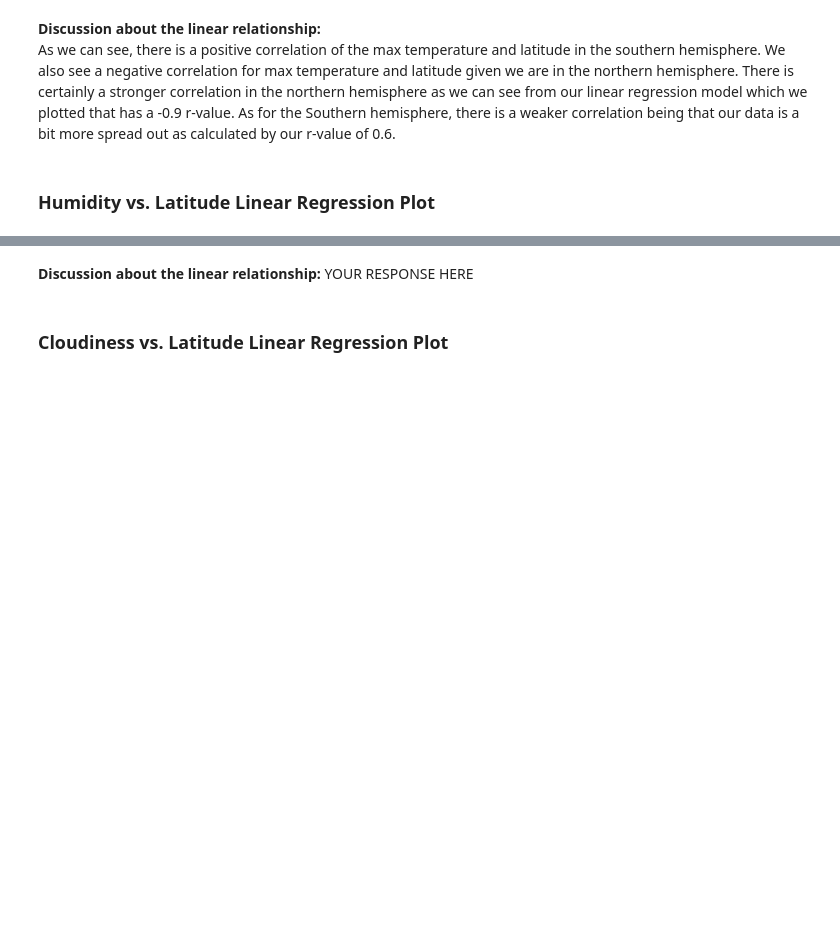
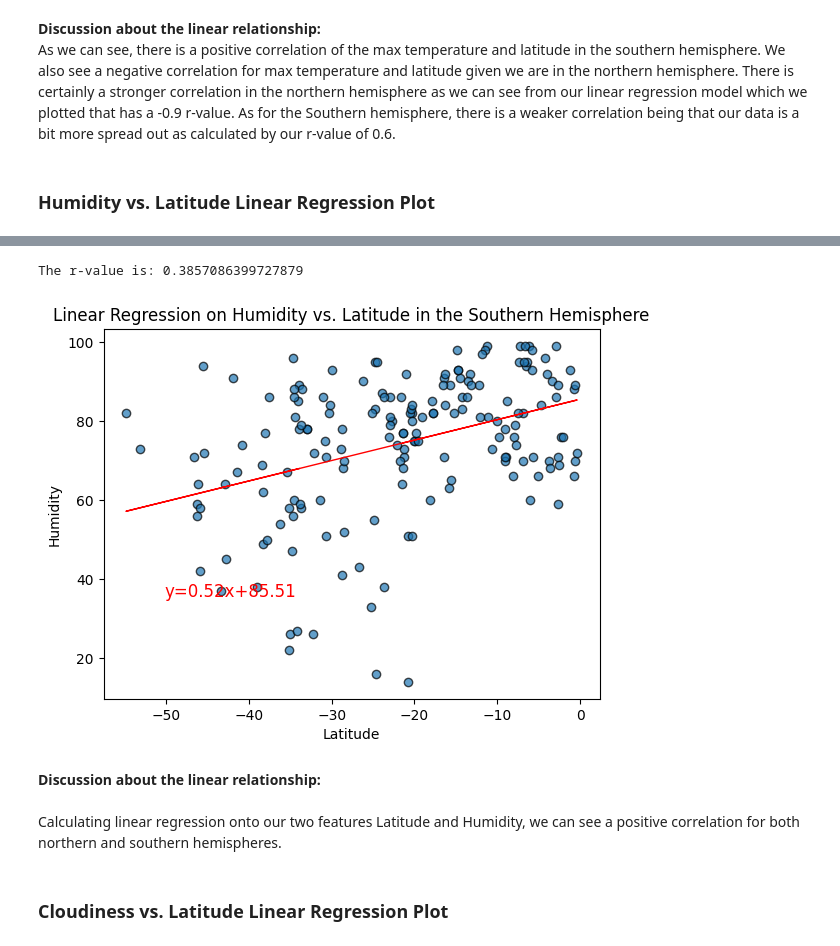
Before and after one commit to mattf4171/python-api-challenge, a Jupyter notebook: WeatherPy.ipynb, the cells around one changed output, grey strips where cells are left out. Drawn from its saved outputs; the diff is of its cells as text; code cells hidden in the pictures; blank space fills up the shorter version.

```diff
--- a/WeatherPy.ipynb
+++ b/WeatherPy.ipynb
@@ -353,4 +347,19 @@ The r-value is: 0.0002808747046324607
-# %% [markdown]
-**Discussion about the linear relationship:** YOUR RESPONSE HERE
+# %%
+# Southern Hemisphere
+predicted_humidity_s, slope, y_int, r_val = linearRegression(southern_hemi_df['Lat'], southern_hemi_df['Humidity'])
+print("The r-value is: {}".format(r_val))
+plt.scatter('Lat', 'Humidity', data=southern_hemi_df, alpha=0.7, edgecolor='black')
+plt.plot(southern_hemi_df['Lat'], predicted_humidity_s, color="red", linewidth=1)
+plt.text(-50.2, 35.5,'y={:.2f}x+{:.2f}'.format(slope, y_int), size='large', color='red')
+plt.title('Linear Regression on Humidity vs. Latitude in the Southern Hemisphere')
+plt.xlabel('Latitude')
+plt.ylabel('Humidity');
+# %% [output]
+The r-value is: 0.3857086399727879
+[figure, added]
+# %% [markdown]
+**Discussion about the linear relationship:**
+<br><br>
+Calculating linear regression onto our two features Latitude and Humidity, we can see a positive correlation for both northern and southern hemispheres.
 # %% [markdown]
 ### Cloudiness vs. Latitude Linear Regression Plot
```
Also changed, not shown: parts of 16 cells of this notebook.
